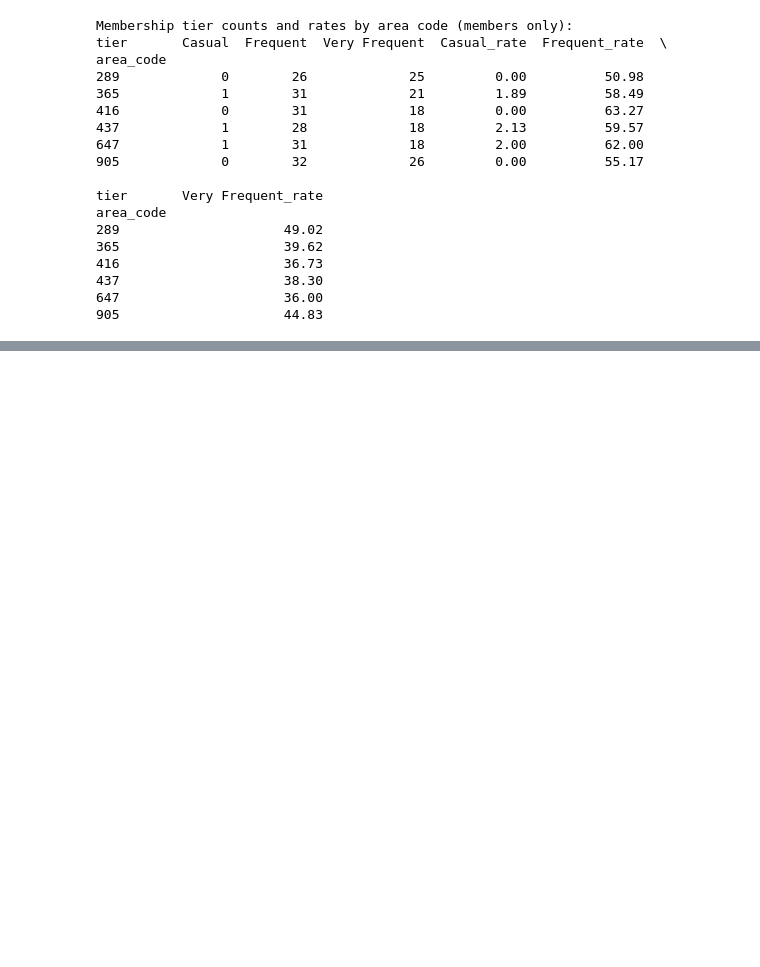
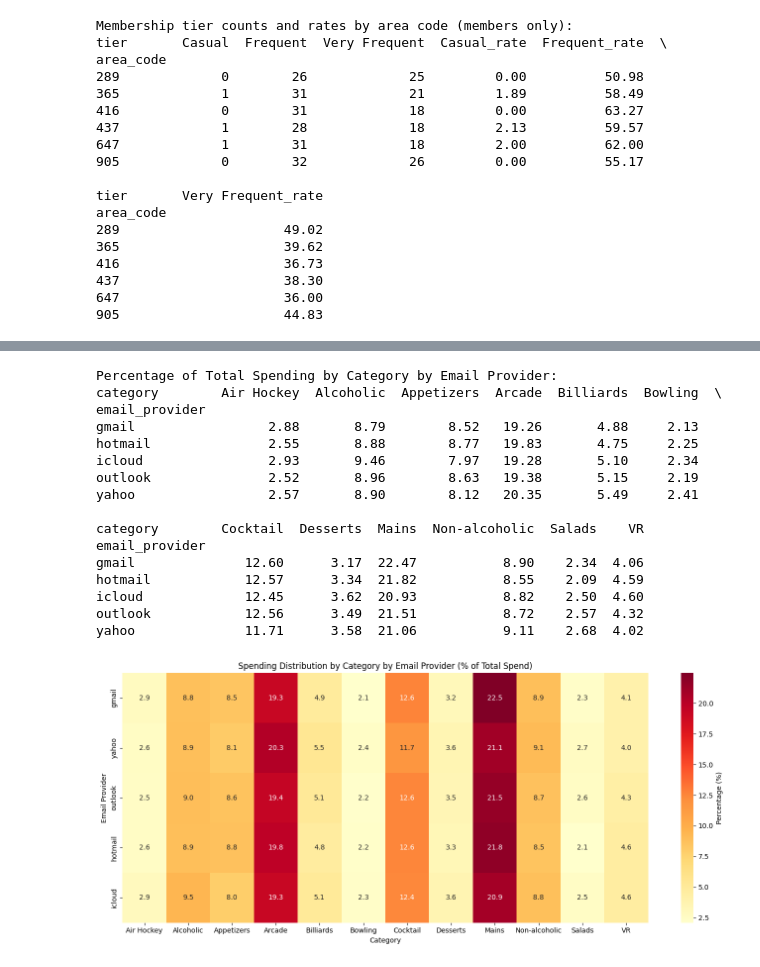
Before and after one commit to ringrongree/calian-casecomp, a Jupyter notebook: data_processing.ipynb, the cells around one changed output, grey strips where cells are left out. Saved outputs shown, nothing was run; the diff lists cells and outputs as text; code cells hidden in the pictures; blank space fills up the shorter version.

```diff
--- a/data_processing.ipynb
+++ b/data_processing.ipynb
@@ -605,0 +710,10 @@ plt.show()
+# %%
+# Total spending by category for each email provider
+category_spend_by_provider = (
+    order_details.groupby(["email_provider", "category"])["line_amount_cad"]
+    .sum()
+    .unstack(fill_value=0)
+)
+
+print("Total Spending by Category by Email Provider (CAD):")
+print(category_spend_by_provider.round(2))
@@ -605,0 +738,35 @@ plt.show()
+# %%
+# Percentage of total spending by category for each email provider
+category_spend_percent_by_provider = category_spend_by_provider.div(category_spend_by_provider.sum(axis=1), axis=0) * 100
+
+print("Percentage of Total Spending by Category by Email Provider:")
+print(category_spend_percent_by_provider.round(2))
+
+# Heatmap
+plt.figure(figsize=(14, 6))
+provider_order = ["gmail", "yahoo", "outlook", "hotmail", "icloud"]
+category_order = sorted(category_spend_percent_by_provider.columns)
+sns.heatmap(category_spend_percent_by_provider.loc[provider_order, category_order], annot=True, fmt=".1f", cmap="YlOrRd", cbar_kws={"label": "Percentage (%)"})
+plt.title("Spending Distribution by Category by Email Provider (% of Total Spend)")
+plt.xlabel("Category")
+plt.ylabel("Email Provider")
+plt.tight_layout()
+plt.show()
+# %% [output]
+Percentage of Total Spending by Category by Email Provider:
+category        Air Hockey  Alcoholic  Appetizers  Arcade  Billiards  Bowling  \
+email_provider
+gmail                 2.88       8.79        8.52   19.26       4.88     2.13
+hotmail               2.55       8.88        8.77   19.83       4.75     2.25
+icloud                2.93       9.46        7.97   19.28       5.10     2.34
+outlook               2.52       8.96        8.63   19.38       5.15     2.19
+yahoo                 2.57       8.90        8.12   20.35       5.49     2.41
+
+category        Cocktail  Desserts  Mains  Non-alcoholic  Salads    VR
+email_provider
+gmail              12.60      3.17  22.47           8.90    2.34  4.06
+hotmail            12.57      3.34  21.82           8.55    2.09  4.59
+icloud             12.45      3.62  20.93           8.82    2.50  4.60
+outlook            12.56      3.49  21.51           8.72    2.57  4.32
+yahoo              11.71      3.58  21.06           9.11    2.68  4.02
+[figure, added]
```
Also changed, not shown: parts of 27 cells of this notebook.
